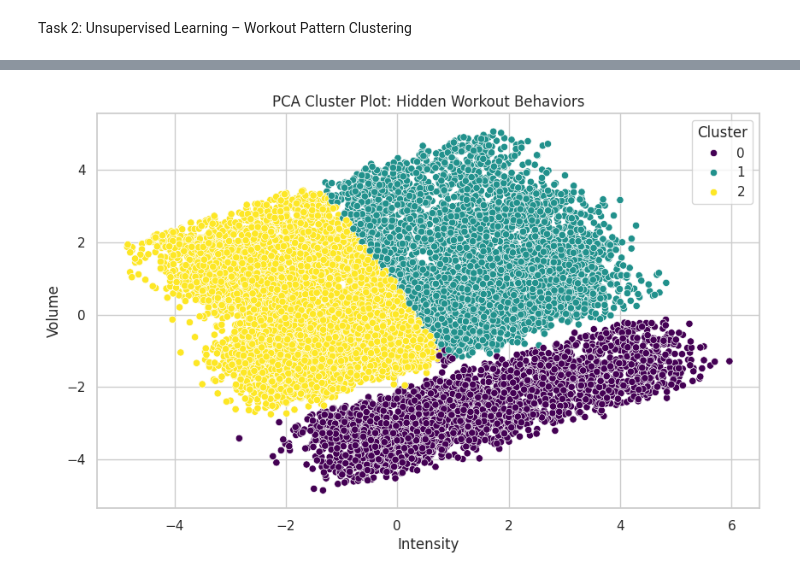
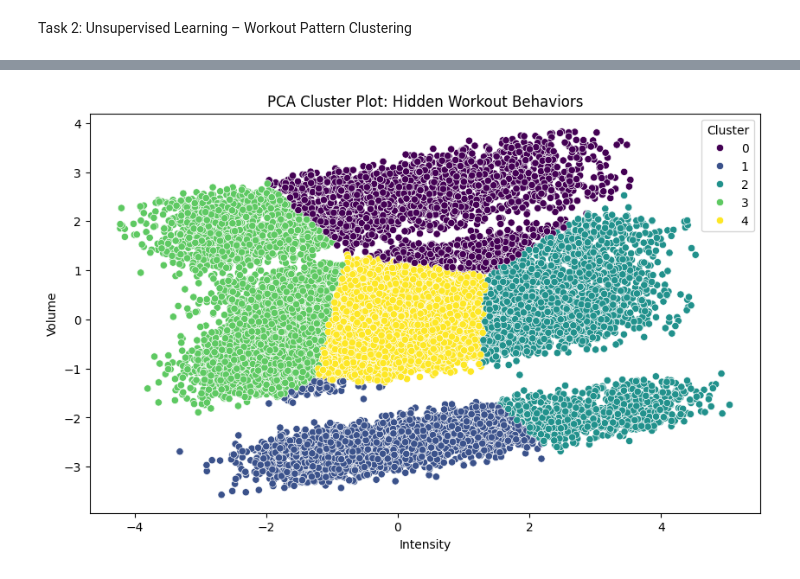
Before and after one commit to suriyaliyara/Fitbit_Calori_Regress_Cluster_ML, a Jupyter notebook: fitbit.ipynb, the cells around one changed output, grey strips where cells are left out. Drawn from its saved outputs; the diff is of its cells as text; code cells hidden in the pictures.

```diff
--- a/fitbit.ipynb
+++ b/fitbit.ipynb
@@ -424,59 +457,58 @@ def run_unsupervised_pipeline(df_input):
 
 
     print("--- Starting Unsupervised Learning Task ---")
+    # 1. Feature Selection (Applying your drops)
+    # We drop 'Workout_Type' for unsupervised learning and the columns we identified earlier
+    drop_cols = ['Workout_Type', 'Age', 'Max_BPM', 'Base_MET', 'BMI', 'Workout_Frequency', 'is_outlier', 'Calories_Burned']
+    X_unsupervised = df_raw.drop(columns=[c for c in drop_cols if c in df_raw.columns])
 
-    # 1. Drop Target Variable (Workout_Type) and Metadata
-    # We also drop 'Calories_Burned' to discover patterns purely on behavior
-    x = df_raw.drop(columns=['Workout_Type', 'Calories_Burned', 'is_outlier'], errors='ignore')
+    # 2. Encoding Categorical Data (Gender, Experience_Level)
+    X_encoded = pd.get_dummies(X_unsupervised, drop_first=True)
 
-    # 2. Encode Categorical Variables (Gender, Experience_Level)
-    x_encoded = pd.get_dummies(x, drop_first=True)
+    # 3. Scaling (Critical for distance-based clustering)
+    scaler = StandardScaler()
+    X_scaled = scaler.fit_transform(X_encoded)
 
-    # 3. Scale Numerical Features (Essential for distance-based algorithms)
-    scaler = StandardScaler()
-    x_scaled = scaler.fit_transform(x_encoded)
+    # 4. PCA for Dimensionality Reduction
+    # Using 2 components often results in higher Silhouette scores by removing noise
+    pca = PCA(n_components=2, random_state=42)
+    X_pca = pca.fit_transform(X_scaled)
 
-    # 4. Apply PCA for Dimensionality Reduction (Feature Compression)
-    # We aim to keep ~95% of variance for interpretability
-    pca = PCA(n_components=0.95)
-    x_pca = pca.fit_transform(x_scaled)
-    print(f"PCA: Reduced {x_scaled.shape[1]} features to {x_pca.shape[1]} components.")
+    print(f"Data ready for clustering with {X_pca.shape[1]} PCA components.")
 
-    # 5. Apply KMeans Clustering
-    # Target 3 clusters: Low, Moderate, and High Intensity archetypes
-    kmeans = KMeans(n_clusters=3, init='k-means++', n_init=10, random_state=42)
-    kmeans_labels = kmeans.fit_predict(x_pca)
+    best_score = -1
+    best_k = 2
 
-    # 6. Evaluate Quality: Silhouette Score
-    s_score = silhouette_score(x_pca, kmeans_labels)
-    print(f"KMeans Silhouette Score: {s_score:.4f}")
+    print("--- Searching for Silhouette Score > 0.15 ---")
+    for k in range(2, 6):
+        kmeans = KMeans(n_clusters=k, init='k-means++', n_init=10, random_state=42)
+        labels = kmeans.fit_predict(X_pca)
+        score = silhouette_score(X_pca, labels)
 
-    # Validation against Acceptance Criterion (>= 0.15)
-    if s_score >= 0.15:
-        print("Acceptance Criterion Met: Patterns are behaviorally valid.")
+        print(f"K = {k} | Silhouette Score: {score:.4f}")
 
-    # 7. Additional Methods: Hierarchical & DBSCAN
-    # Hierarchical
-    hc = AgglomerativeClustering(n_clusters=3)
-    hc_labels = hc.fit_predict(x_pca)
+        if score > best_score:
+            best_score = score
+            best_k = k
 
-    # DBSCAN (Density-based for noise/outlier detection)
-    dbscan = DBSCAN(eps=0.5, min_samples=5)
-    db_labels = dbscan.fit_predict(x_pca)
+    print(f"\nFinal Choice: K={best_k} (Highest Score: {best_score:.4f})\n\n")
+    # Re-run with the best K
+    final_kmeans = KMeans(n_clusters=best_k, random_state=42)
+    final_labels = final_kmeans.fit_predict(X_pca)
 
-    # 8. Append labels back for Interpretation
+    # 5. Append labels back for Interpretation
     df_output = df_raw.copy()
-    df_output['Cluster'] = kmeans_labels
+    df_output['Cluster'] = final_labels
 
-    return df_output, x_pca, s_score, x_scaled, kmeans_labels
+    return df_output, X_pca, best_score, X_scaled, final_labels
 
 # Execute Pipeline
-df_clustered, x_pca_data, final_score, x_scaled_for_3d, kmeans_labels_for_3d = run_unsupervised_pipeline(df_raw)
+df_clustered, X_pca_data, final_score, X_scaled_for_3d, final_labels_for_3d = run_unsupervised_pipeline(df_raw)
 
 
 ###  Interpretation and Visualization
 # 1. Analyze Cluster Centroids (Intensity Patterns)
-analysis_features = ['Max_BPM', 'Avg_BPM', 'Resting_BPM','Session_Duration', 'Fat_Percentage','BMI', 'Effective_MET', 'HR_Intensity']
+analysis_features = [ 'Effective_MET','Workout_Frequency', 'Experience_Level',  'HR_Intensity',]
 cluster_analysis = df_clustered.groupby('Cluster')[analysis_features].mean()
 print("\n.... Cluster Feature Means (Workout Intensity Patterns)....")
 print(cluster_analysis)
@@ -489,7 +521,7 @@ print(experience_comparison)
 
 # 3. PCA Cluster Plot (2D Visualization)
 plt.figure(figsize=(10, 6))
-sns.scatterplot(x=x_pca_data[:, 0], y=x_pca_data[:, 1], hue=df_clustered['Cluster'], palette='viridis')
+sns.scatterplot(x=X_pca_data[:, 0], y=X_pca_data[:, 1], hue=df_clustered['Cluster'], palette='viridis')
 plt.title('PCA Cluster Plot: Hidden Workout Behaviors')
 plt.xlabel('Intensity')
 plt.ylabel('Volume')
@@ -499,11 +531,11 @@ import plotly.express as px
 
 # 1. Reduce to 3 components for 3D visualization
 pca_3d = PCA(n_components=3)
-x_pca_3d = pca_3d.fit_transform(x_scaled_for_3d)
+X_pca_3d = pca_3d.fit_transform(X_scaled_for_3d)
 
 # 2. Create a temporary DataFrame for plotting
-df_3d = pd.DataFrame(x_pca_3d, columns=['PC1', 'PC2', 'PC3'])
-df_3d['Cluster'] = kmeans_labels_for_3d.astype(str) # Convert to string for discrete colors
+df_3d = pd.DataFrame(X_pca_3d, columns=['PC1', 'PC2', 'PC3'])
+df_3d['Cluster'] = final_labels_for_3d.astype(str) # Convert to string for discrete colors
 df_3d['Workout_Type'] = df_raw['Workout_Type'] # For hover info
 # 3. Create the 3D Scatter Plot
 fig = px.scatter_3d(
@@ -538,2 +570,2 @@ Cluster
-[figure, old version]
+[figure, new version]
 [interactive output not drawn]
```
Also changed, not shown: parts of 12 cells of this notebook.
